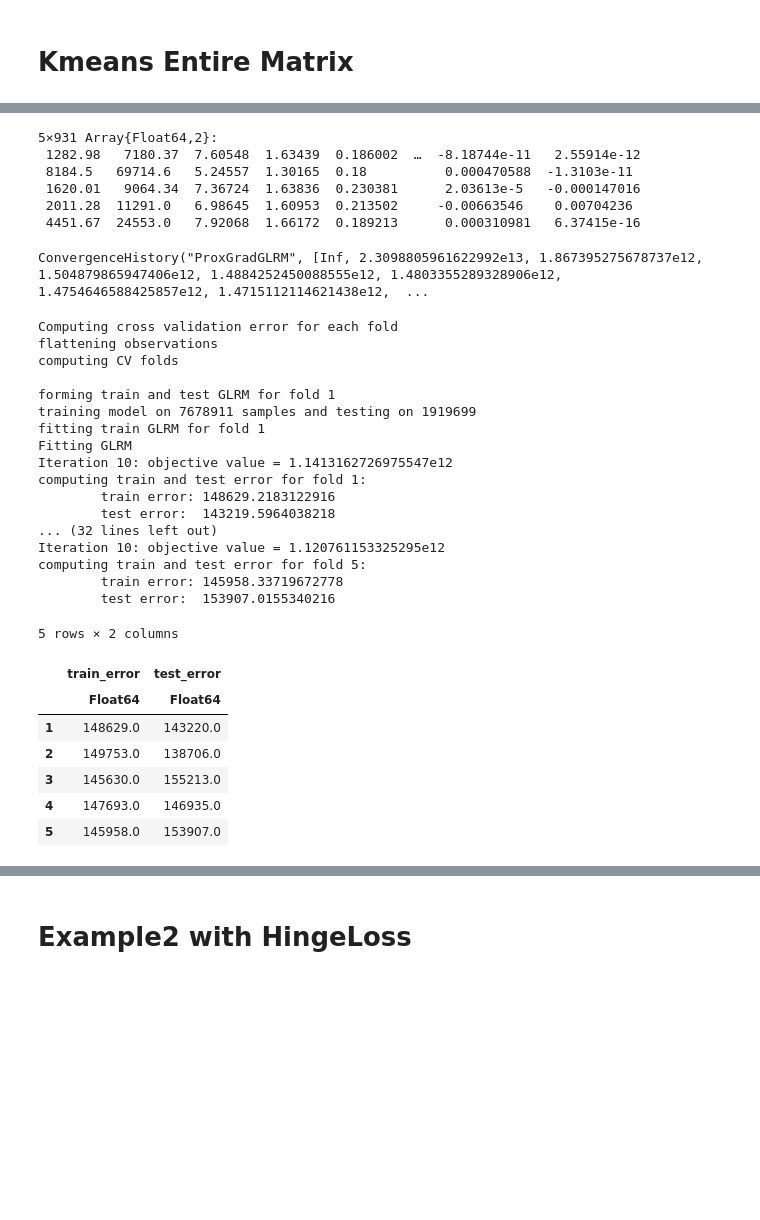
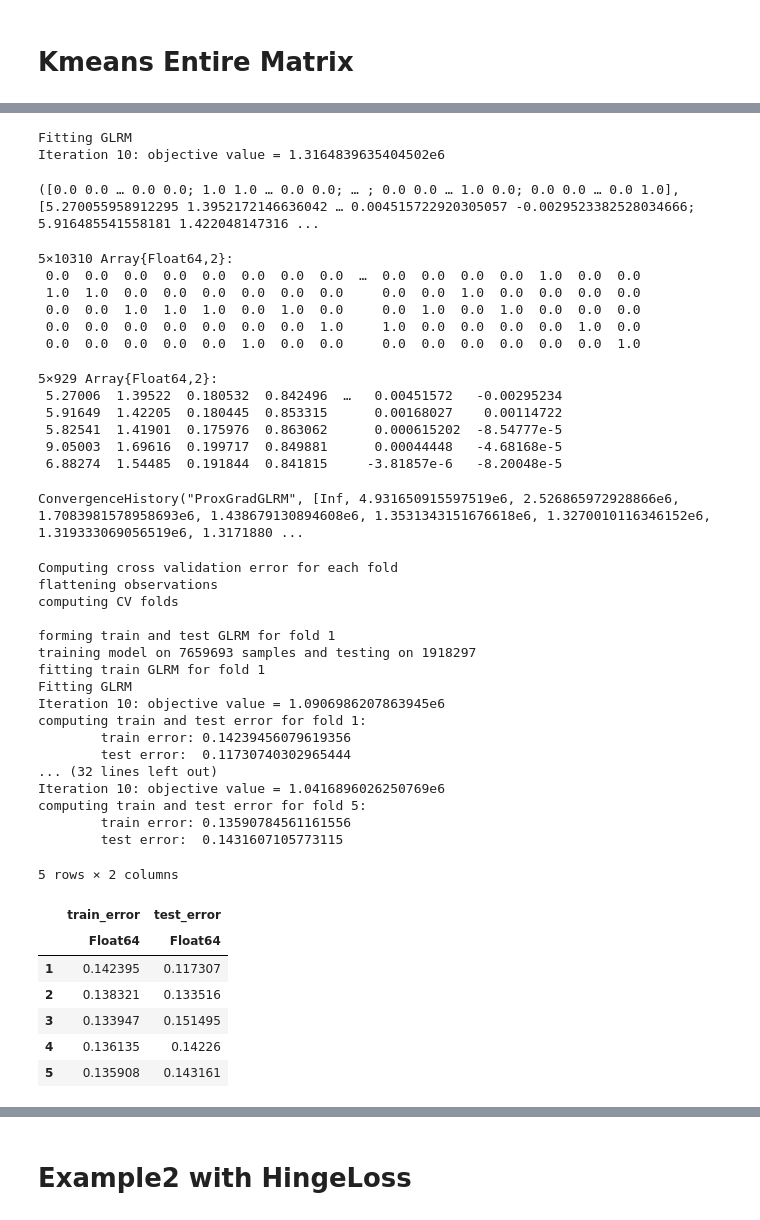
Before and after one commit to kathy908000/Health-Care-Research, a Jupyter notebook: code/GLRMfinal.ipynb, the cells around one changed output, grey strips where cells are left out. Cells and saved outputs as stored; diff of their text form; code cells hidden in the pictures; blank space fills up the shorter version.

Commit message:
GLRM kmeans update

```diff
--- a/code/GLRM.ipynb
+++ b/code/GLRMfinal.ipynb
@@ -41,0 +43,5 @@ df2 = CSV.read("/Users/kathy908000/github/health-care-research/data/diabetes_mat
+# %%
+#drop columns
+df2 = select!(df2, Not(:Column1))
+df2 = select!(df2, Not(:SUBJECT_ID ))
+df2
@@ -268,9 +123,9 @@ df2
 | ⋮ | ⋮ | ⋮ | ⋮ | ⋮ | ⋮ | ⋮ | ⋮ | ⋮ |
 # %%
-#k = 5
+k = 5
 A= df2
 losses = QuadLoss() # minimize squared distance to cluster centroids
 rx = UnitOneSparseConstraint() # each row is assigned to exactly one cluster
 ry = ZeroReg() # no regularization on the cluster centroids
-glrm = GLRM(A,losses,rx,ry,k)
+glrm1 = GLRM(A,losses,rx,ry,k)
 # %% [output]
@@ -310,44 +149,59 @@ X
-# %%
-Y
-# %% [output]
-5×931 Array{Float64,2}:
- 1282.98   7180.37  7.60548  1.63439  0.186002  …  -8.18744e-11   2.55914e-12
- 8184.5   69714.6   5.24557  1.30165  0.18          0.000470588  -1.3103e-11
- 1620.01   9064.34  7.36724  1.63836  0.230381      2.03613e-5   -0.000147016
- 2011.28  11291.0   6.98645  1.60953  0.213502     -0.00663546    0.00704236
- 4451.67  24553.0   7.92068  1.66172  0.189213      0.000310981   6.37415e-16
-# %%
-ch
-# %% [output]
-ConvergenceHistory("ProxGradGLRM", [Inf, 2.3098805961622992e13, 1.867395275678737e12, 1.504879865947406e12, 1.4884252450088555e12, 1.4803355289328906e12, 1.4754646588425857e12, 1.4715112114621438e12,  ...
+# %%
+X1,Y1,ch1 = fit!(glrm1)
+# %% [output]
+Fitting GLRM
+Iteration 10: objective value = 1.3164839635404502e6
+([0.0 0.0 … 0.0 0.0; 1.0 1.0 … 0.0 0.0; … ; 0.0 0.0 … 1.0 0.0; 0.0 0.0 … 0.0 1.0], [5.270055958912295 1.3952172146636042 … 0.004515722920305057 -0.0029523382528034666; 5.916485541558181 1.422048147316 ...
+# %%
+X1
+# %% [output]
+5×10310 Array{Float64,2}:
+ 0.0  0.0  0.0  0.0  0.0  0.0  0.0  0.0  …  0.0  0.0  0.0  0.0  1.0  0.0  0.0
+ 1.0  1.0  0.0  0.0  0.0  0.0  0.0  0.0     0.0  0.0  1.0  0.0  0.0  0.0  0.0
+ 0.0  0.0  1.0  1.0  1.0  0.0  1.0  0.0     0.0  1.0  0.0  1.0  0.0  0.0  0.0
+ 0.0  0.0  0.0  0.0  0.0  0.0  0.0  1.0     1.0  0.0  0.0  0.0  0.0  1.0  0.0
+ 0.0  0.0  0.0  0.0  0.0  1.0  0.0  0.0     0.0  0.0  0.0  0.0  0.0  0.0  1.0
+# %%
+Y1
+# %% [output]
+5×929 Array{Float64,2}:
+ 5.27006  1.39522  0.180532  0.842496  …   0.00451572   -0.00295234
+ 5.91649  1.42205  0.180445  0.853315      0.00168027    0.00114722
+ 5.82541  1.41901  0.175976  0.863062      0.000615202  -8.54777e-5
+ 9.05003  1.69616  0.199717  0.849881      0.00044448   -4.68168e-5
+ 6.88274  1.54485  0.191844  0.841815     -3.81857e-6   -8.20048e-5
+# %%
+ch1
+# %% [output]
+ConvergenceHistory("ProxGradGLRM", [Inf, 4.931650915597519e6, 2.526865972928866e6, 1.7083981578958693e6, 1.438679130894608e6, 1.3531343151676618e6, 1.3270010116346152e6, 1.319333069056519e6, 1.3171880 ...
 # %%
 println("Computing cross validation error for each fold")
 params = Params(1.0, max_iter=100, abs_tol=0.0, min_stepsize=.001)
-train_error, test_error, train_glrms, test_glrms = cross_validate(glrm, nfolds=5, params=params)
+train_error, test_error, train_glrms, test_glrms = cross_validate(glrm1, nfolds=5, params=params)
 df = DataFrame(train_error = train_error, test_error = test_error)
 # %% [output]
 Computing cross validation error for each fold
 flattening observations
 computing CV folds
 
 forming train and test GLRM for fold 1
-training model on 7678911 samples and testing on 1919699
+training model on 7659693 samples and testing on 1918297
 fitting train GLRM for fold 1
 Fitting GLRM
-Iteration 10: objective value = 1.1413162726975547e12
+Iteration 10: objective value = 1.0906986207863945e6
 computing train and test error for fold 1:
-        train error: 148629.2183122916
-        test error:  143219.5964038218
+        train error: 0.14239456079619356
+        test error:  0.11730740302965444
 ... (32 lines left out)
-Iteration 10: objective value = 1.120761153325295e12
+Iteration 10: objective value = 1.0416896026250769e6
 computing train and test error for fold 5:
-        train error: 145958.33719672778
-        test error:  153907.0155340216
+        train error: 0.13590784561161556
+        test error:  0.1431607105773115
 5 rows × 2 columns
 |  | train_error | test_error |
 |  | Float64 | Float64 |
-| 1 | 148629.0 | 143220.0 |
-| 2 | 149753.0 | 138706.0 |
-| 3 | 145630.0 | 155213.0 |
-| 4 | 147693.0 | 146935.0 |
-| 5 | 145958.0 | 153907.0 |
+| 1 | 0.142395 | 0.117307 |
+| 2 | 0.138321 | 0.133516 |
+| 3 | 0.133947 | 0.151495 |
+| 4 | 0.136135 | 0.14226 |
+| 5 | 0.135908 | 0.143161 |
```
Also changed, not shown: parts of 50 cells of this notebook.
